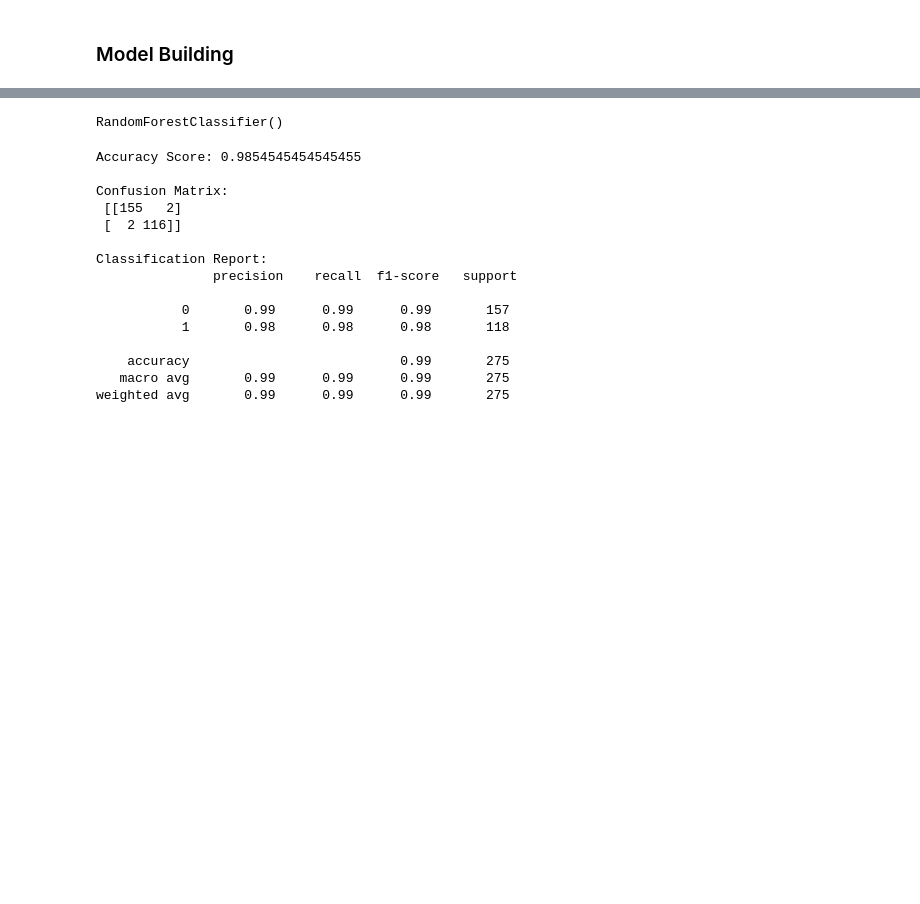
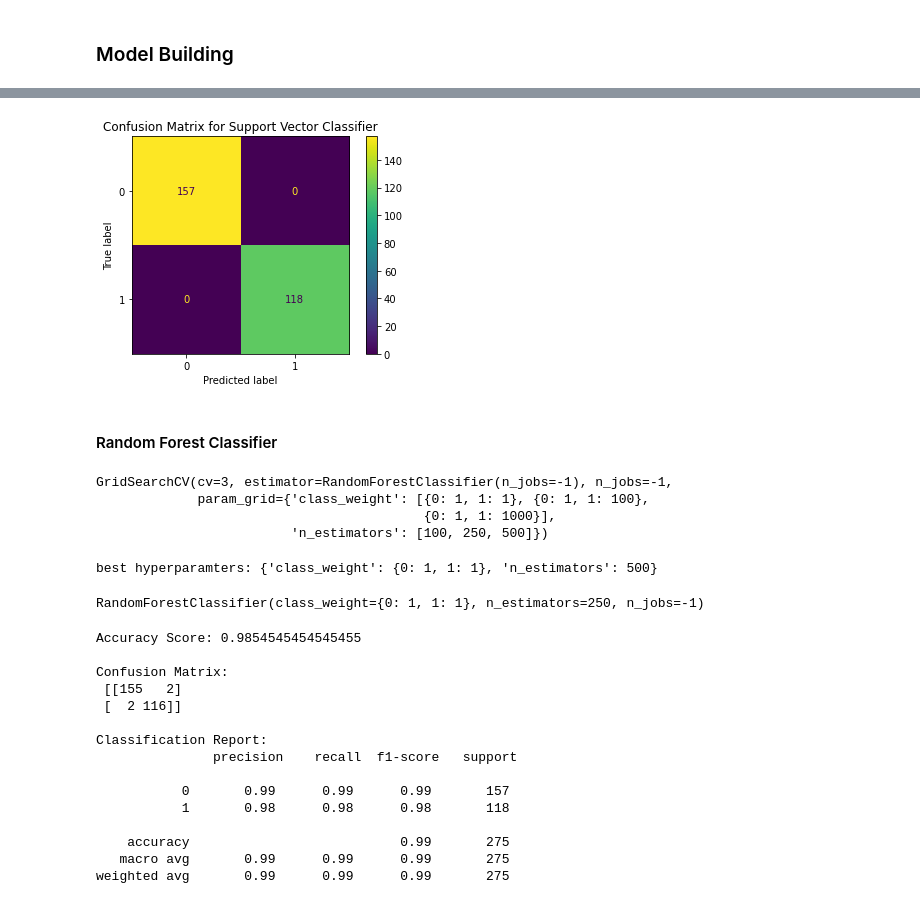
Before and after one commit to rishabh1323/Bank-Note-Authentication, a Jupyter notebook: Bank Note Authentication.ipynb, the cells around one changed output, grey strips where cells are left out. Saved outputs shown, nothing was run; the diff lists cells and outputs as text; code cells hidden in the pictures; blank space fills up the shorter version.

```diff
--- a/Bank Note Authentication.ipynb
+++ b/Bank Note Authentication.ipynb
@@ -152,0 +218,11 @@ plt.show()
+# %%
+# Defining hyperparameter values to tune over
+grid_params = {
+    'C' : 10.0 ** np.arange(-2, 2),
+    'kernel' : ['linear', 'rbf'],
+    'class_weight' : [{0:1, 1:10}, {0:1, 1:100}, {0:1, 1:1000}, {0:1, 1:10000}]
+}
+# %%
+# Instantiating and training a Logistic Regression model
+support_vector_classifier = GridSearchCV(SVC(), param_grid=grid_params, cv=3, n_jobs=-1)
+support_vector_classifier.fit(X_train, y_train)
@@ -152,0 +267,9 @@ plt.show()
+# %%
+# Plotting confusion matrix for visualization
+plot_confusion_matrix(support_vector_classifier, X_test, y_test)
+plt.title('Confusion Matrix for Support Vector Classifier')
+plt.show()
+# %% [output]
+[figure, added]
+# %% [markdown]
+#### Random Forest Classifier
@@ -153,8 +282,21 @@ plt.show()
 # %%
-# Instantiating and training a Random Forest Classification model
-classifier = RandomForestClassifier()
-classifier.fit(X_train, y_train)
+# Instantiating and training a Logistic Regression model
+random_forest_classifier = GridSearchCV(RandomForestClassifier(n_jobs=-1), param_grid=grid_params, cv=3, n_jobs=-1)
+random_forest_classifier.fit(X_train, y_train)
 # %% [output]
-RandomForestClassifier()
+GridSearchCV(cv=3, estimator=RandomForestClassifier(n_jobs=-1), n_jobs=-1,
+             param_grid={'class_weight': [{0: 1, 1: 1}, {0: 1, 1: 100},
+                                          {0: 1, 1: 1000}],
+                         'n_estimators': [100, 250, 500]})
+# %%
+# Printing hyperparameter values for best logistic regression model
+print('best hyperparamters:', random_forest_classifier.best_params_)
+
+# Creating final logistic regression model with best hyperparameter values
+random_forest_classifier = RandomForestClassifier(n_estimators=250, class_weight={0:1,1:1}, n_jobs=-1)
+random_forest_classifier.fit(X_train, y_train)
+# %% [output]
+best hyperparamters: {'class_weight': {0: 1, 1: 1}, 'n_estimators': 500}
+RandomForestClassifier(class_weight={0: 1, 1: 1}, n_estimators=250, n_jobs=-1)
 # %%
 # Predicting on test data and printing metrics
```
Also changed, not shown: parts of 17 cells of this notebook, 4 other files.
